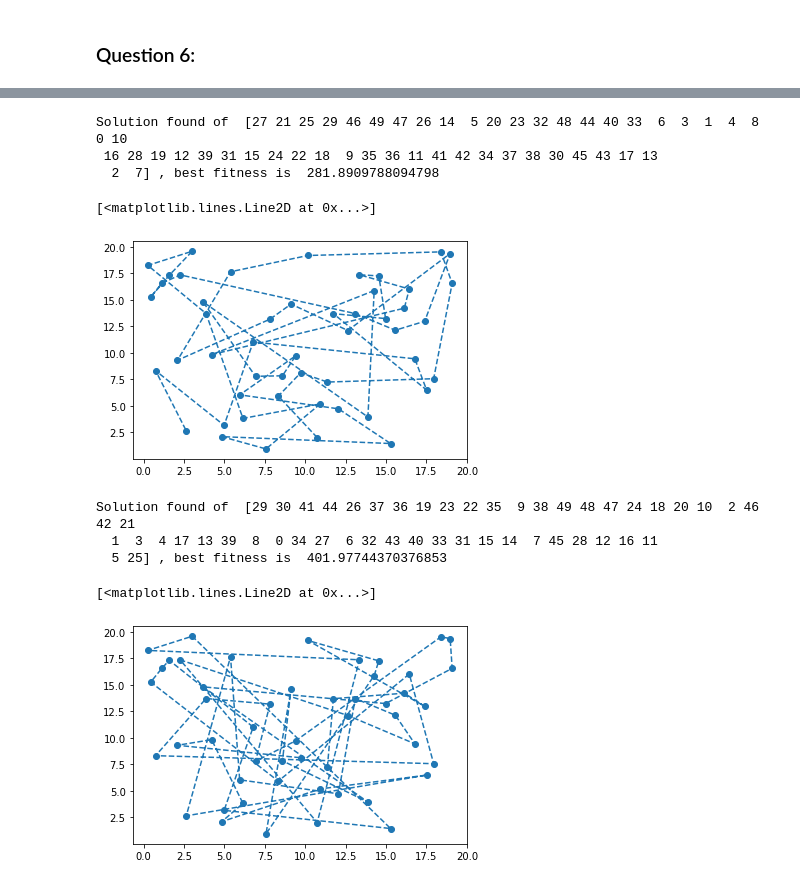
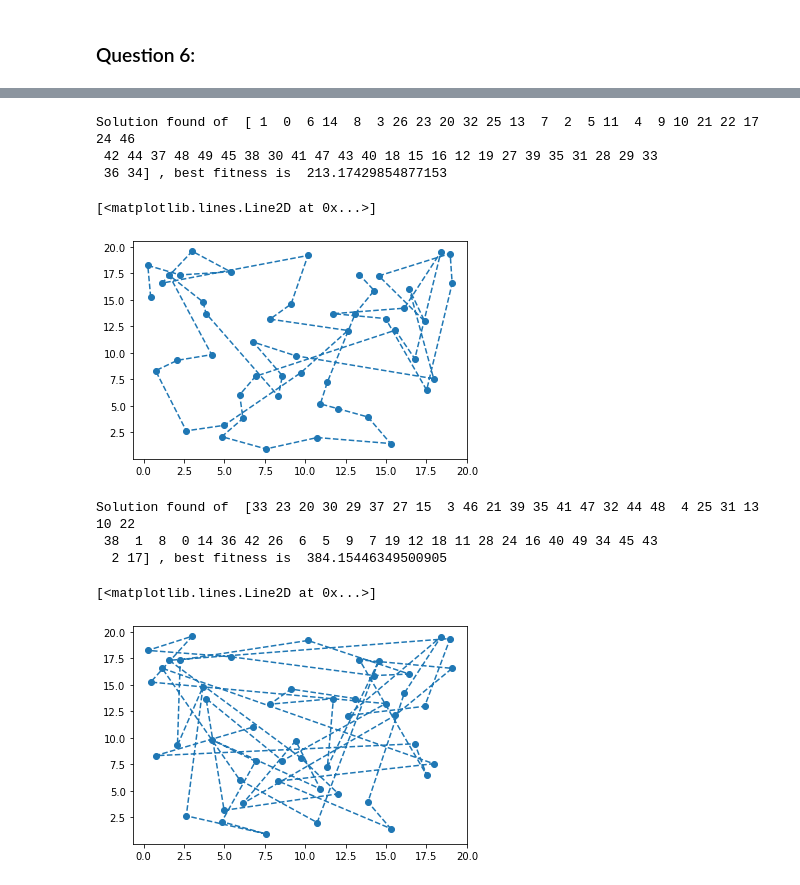
Before and after one commit to angelinabudiarto/NaturalComputing-RU, a Jupyter notebook: Assignment-EvolutionaryComputation/6_EvolutionaryComputation.ipynb, the cells around one changed output, grey strips where cells are left out. Drawn from its saved outputs; the diff is of its cells as text; code cells hidden in the pictures.

```diff
--- a/Assignment-EvolutionaryComputation/6_EvolutionaryComputation.ipynb
+++ b/Assignment-EvolutionaryComputation/6_EvolutionaryComputation.ipynb
@@ -193,5 +207,10 @@ def read_txt(txt):
         coords_city[i] = [float(j) for j in coord_i]
     return coords_city
 # %%
-N = size_pop
+x_len=50
+y_len=2
+
+N = 100
+
 coords_tsp = read_txt("file-tsp.txt")
+txt = coords_tsp
@@ -198,29 +231,29 @@ coords_tsp = read_txt("file-tsp.txt")
 # %%
-#Memetic EA with tournement selection
-tour_memetic_solution = genetic_algorithm(N, max_iters=100, LocalSearch = True, selection="tour", tour_size = 10)
+#Memetic with tournement selection (25)
+tour_memetic_solution = genetic_algorithm_memetic(N, max_iters=200, tour_size = 25)
 
 x, y = list(), list()
 [x.append(coords_tsp[i][0]) for i in tour_memetic_solution]
 [y.append(coords_tsp[i][1]) for i in tour_memetic_solution]
 plt.plot(x, y, linestyle='dashed', marker='o')
 # %% [output]
-Solution found of  [27 21 25 29 46 49 47 26 14  5 20 23 32 48 44 40 33  6  3  1  4  8  0 10
- 16 28 19 12 39 31 15 24 22 18  9 35 36 11 41 42 34 37 38 30 45 43 17 13
-  2  7] , best fitness is  281.8909788094798
+Solution found of  [ 1  0  6 14  8  3 26 23 20 32 25 13  7  2  5 11  4  9 10 21 22 17 24 46
+ 42 44 37 48 49 45 38 30 41 47 43 40 18 15 16 12 19 27 39 35 31 28 29 33
+ 36 34] , best fitness is  213.17429854877153
 [<matplotlib.lines.Line2D at 0x...>]
-[figure, old version]
+[figure, new version]
 # %%
-#Memetic EA
-memetic_solution = genetic_algorithm(N, max_iters=100, LocalSearch = True, selection="-")
+#Simple EA with binary tournement selection
+bintour_EA_solution = genetic_algorithm_simpleEA(N, max_iters=200)
 
 x, y = list(), list()
-[x.append(coords_tsp[i][0]) for i in memetic_solution]
-[y.append(coords_tsp[i][1]) for i in memetic_solution]
+[x.append(coords_tsp[i][0]) for i in bintour_EA_solution]
+[y.append(coords_tsp[i][1]) for i in bintour_EA_solution]
 plt.plot(x, y, linestyle='dashed', marker='o')
 # %% [output]
-Solution found of  [29 30 41 44 26 37 36 19 23 22 35  9 38 49 48 47 24 18 20 10  2 46 42 21
-  1  3  4 17 13 39  8  0 34 27  6 32 43 40 33 31 15 14  7 45 28 12 16 11
-  5 25] , best fitness is  401.97744370376853
+Solution found of  [33 23 20 30 29 37 27 15  3 46 21 39 35 41 47 32 44 48  4 25 31 13 10 22
+ 38  1  8  0 14 36 42 26  6  5  9  7 19 12 18 11 28 24 16 40 49 34 45 43
+  2 17] , best fitness is  384.15446349500905
 [<matplotlib.lines.Line2D at 0x...>]
-[figure, old version]
+[figure, new version]
 # %%
```
Also changed, not shown: parts of 7 cells of this notebook, 2 other files.
